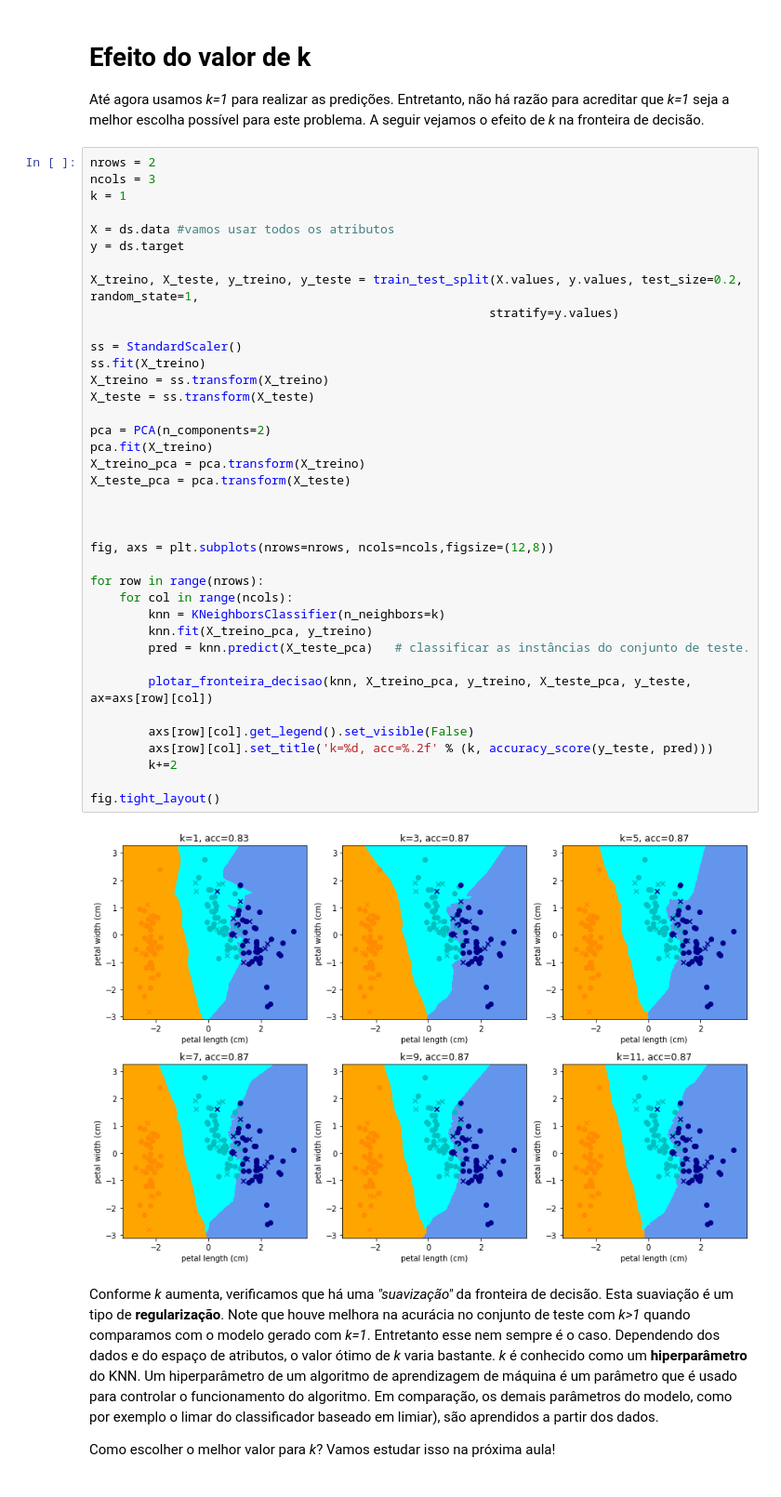
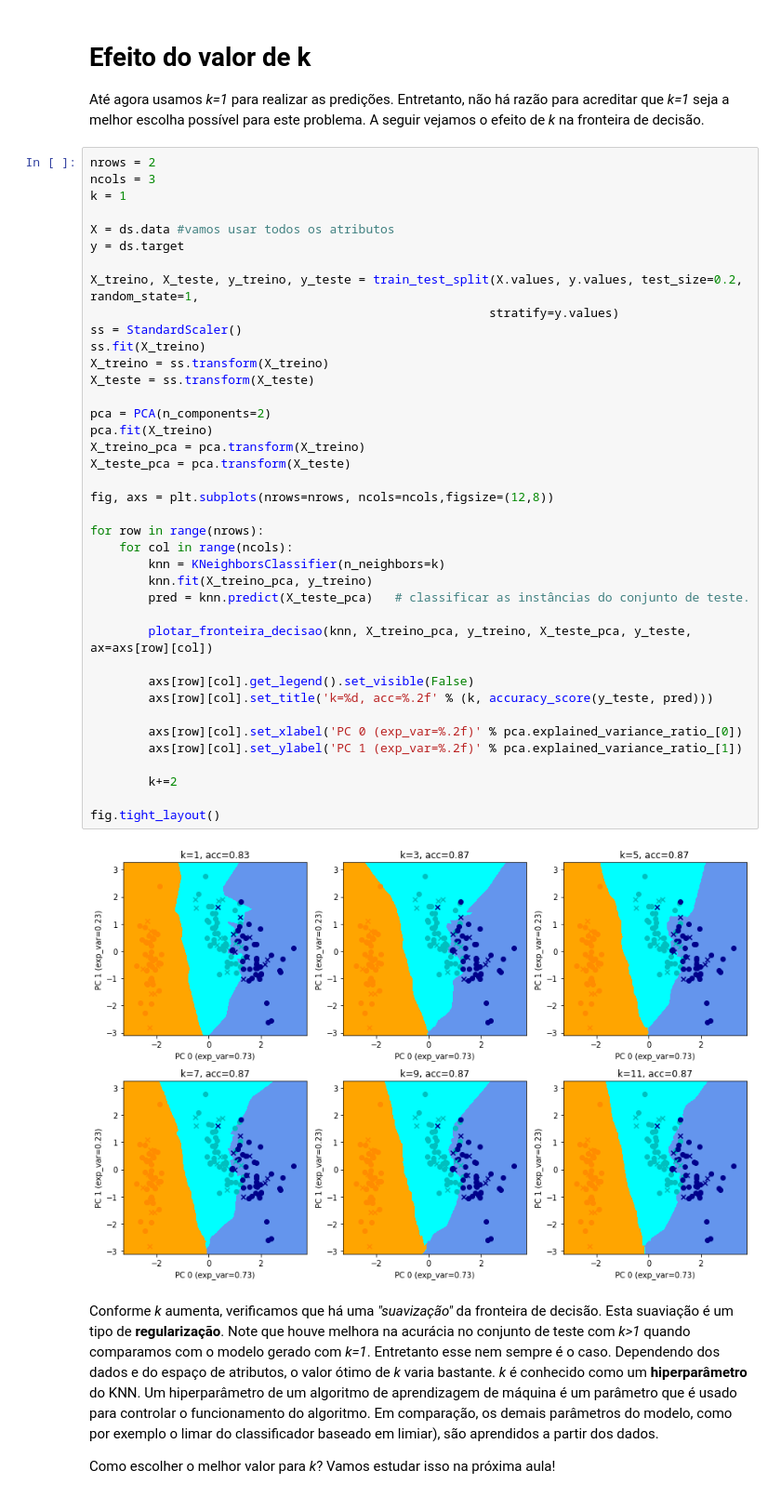
Before and after one commit to julianofoleiss/AM36O, a Jupyter notebook: semana 3/2 - KNN.ipynb, the cells around one changed output. Shown at 93% size. Saved outputs shown, nothing was run; the diff lists cells and outputs as text.

```diff
--- a/semana 3/2 - KNN.ipynb
+++ b/semana 3/2 - KNN.ipynb
@@ -289,37 +289,38 @@ X = ds.data #vamos usar todos os atributos
 y = ds.target
 
 X_treino, X_teste, y_treino, y_teste = train_test_split(X.values, y.values, test_size=0.2, random_state=1,
                                                        stratify=y.values)
-
 ss = StandardScaler()
 ss.fit(X_treino)
 X_treino = ss.transform(X_treino)
 X_teste = ss.transform(X_teste)
 
 pca = PCA(n_components=2)
 pca.fit(X_treino)
 X_treino_pca = pca.transform(X_treino)
 X_teste_pca = pca.transform(X_teste)
-
-
 
 fig, axs = plt.subplots(nrows=nrows, ncols=ncols,figsize=(12,8))
 
 for row in range(nrows):
     for col in range(ncols):
         knn = KNeighborsClassifier(n_neighbors=k)
         knn.fit(X_treino_pca, y_treino)
         pred = knn.predict(X_teste_pca)   # classificar as instâncias do conjunto de teste.
 
         plotar_fronteira_decisao(knn, X_treino_pca, y_treino, X_teste_pca, y_teste, ax=axs[row][col])
 
         axs[row][col].get_legend().set_visible(False)
         axs[row][col].set_title('k=%d, acc=%.2f' % (k, accuracy_score(y_teste, pred)))
+
+        axs[row][col].set_xlabel('PC 0 (exp_var=%.2f)' % pca.explained_variance_ratio_[0])
+        axs[row][col].set_ylabel('PC 1 (exp_var=%.2f)' % pca.explained_variance_ratio_[1])
+
         k+=2
 
 fig.tight_layout()
 # %% [output]
-[figure, old version]
+[figure, new version]
 # %% [markdown]
 Conforme *k* aumenta, verificamos que há uma *"suavização"* da fronteira de decisão. Esta suaviação é um tipo de **regularização**. Note que houve melhora na acurácia no conjunto de teste com *k>1* quando comparamos com o modelo gerado com *k=1*. Entretanto esse nem sempre é o caso. Dependendo dos dados e do espaço de atributos, o valor ótimo de *k* varia bastante. *k* é conhecido como um **hiperparâmetro** do KNN. Um hiperparâmetro de um algoritmo de aprendizagem de máquina é um parâmetro que é usado para controlar o funcionamento do algoritmo. Em comparação, os demais parâmetros do modelo, como por exemplo o limar do classificador baseado em limiar), são aprendidos a partir dos dados.
 
```
Also changed, not shown: 2 other files.
